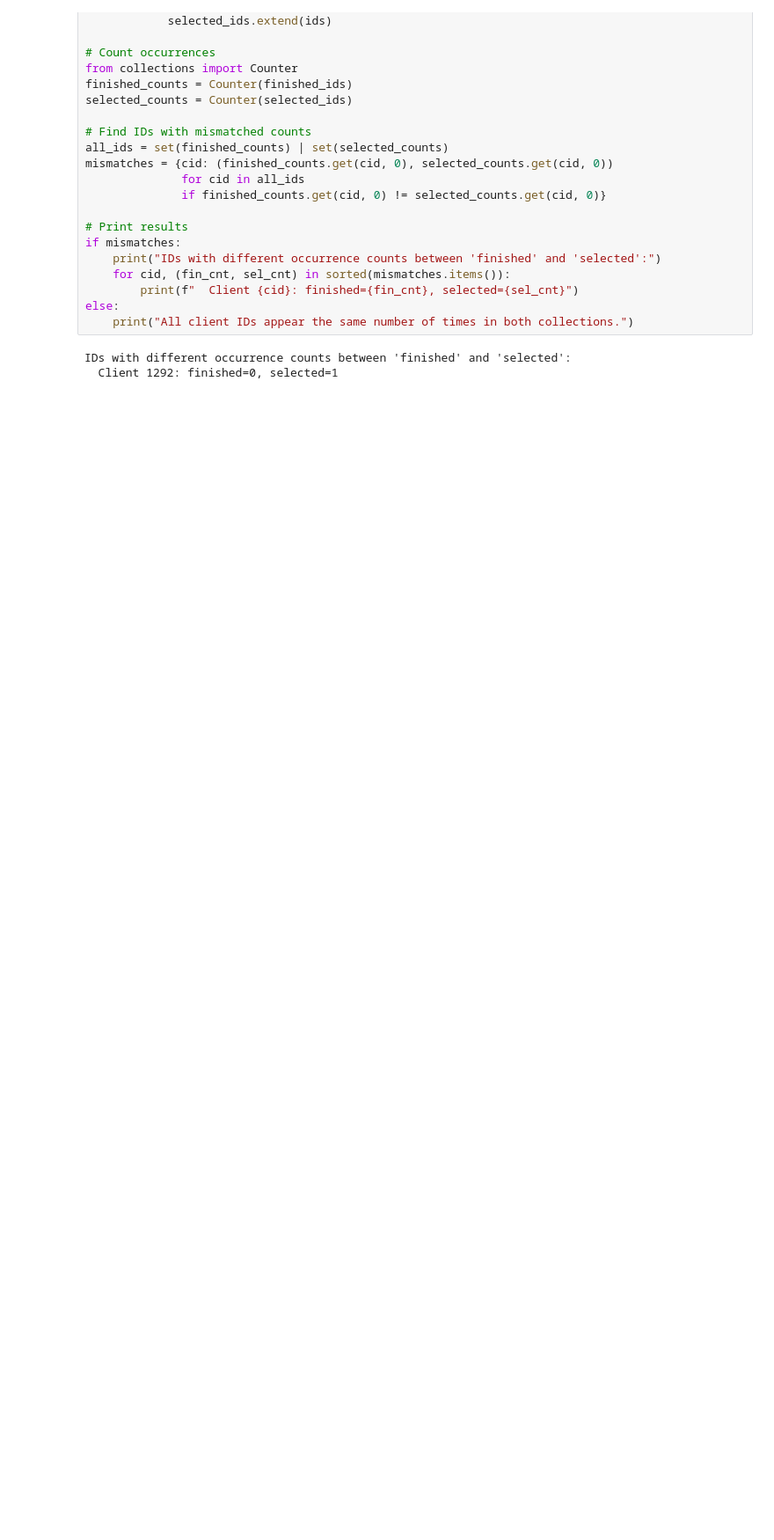
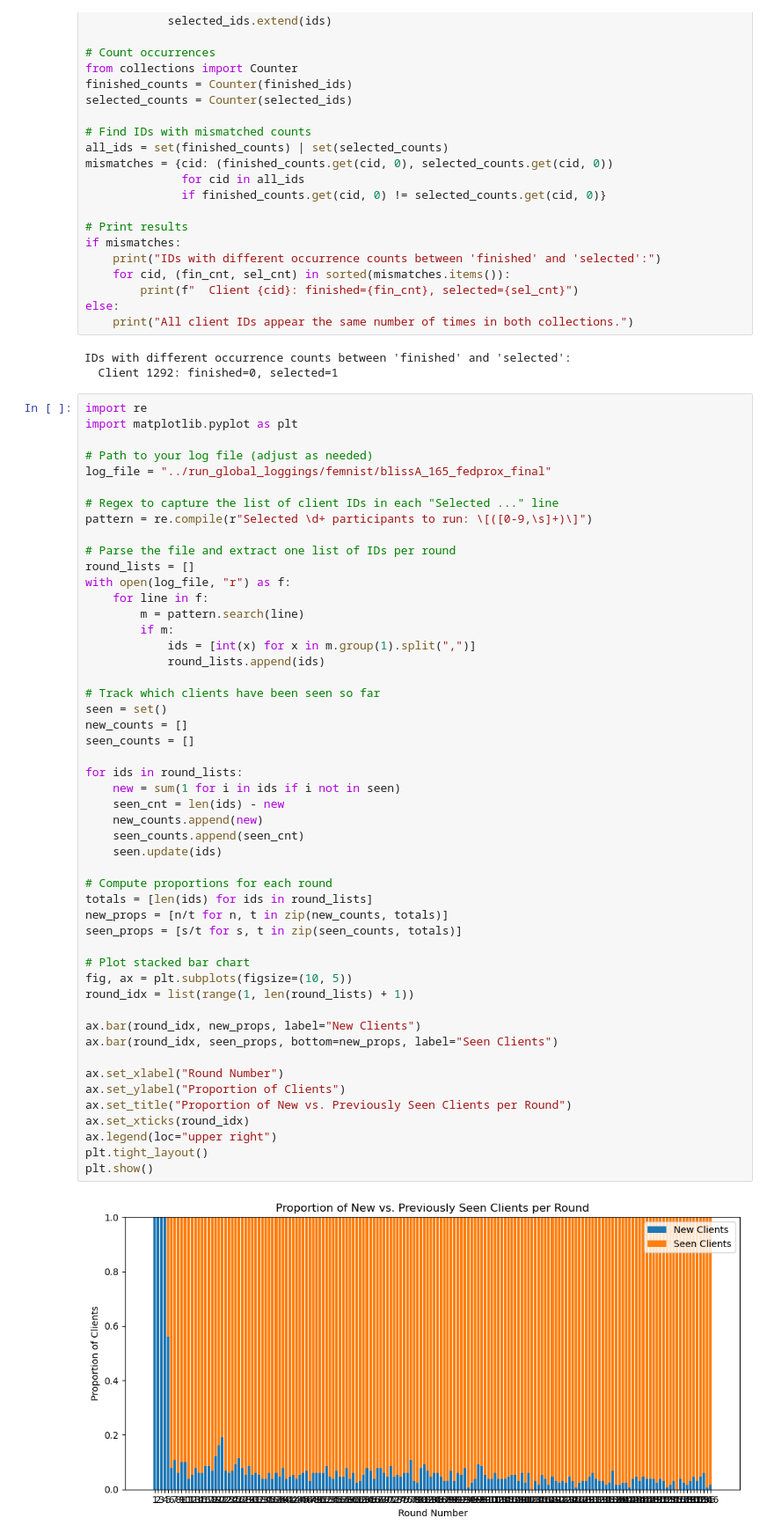
Before and after one commit to Bossbap/FedScale, a Jupyter notebook: notebooks/inspect_logging.ipynb, the cells around one changed output. Shown: that part at 88% size. Drawn from its saved outputs; the diff is of its cells as text; blank space fills up the shorter version.

```diff
--- a/notebooks/inspect_logging.ipynb
+++ b/notebooks/inspect_logging.ipynb
@@ -50,3 +50,55 @@ else:
 # %% [output]
 IDs with different occurrence counts between 'finished' and 'selected':
   Client 1292: finished=0, selected=1
+# %%
+import re
+import matplotlib.pyplot as plt
+
+# Path to your log file (adjust as needed)
+log_file = "../run_global_loggings/femnist/blissA_165_fedprox_final"
+
+# Regex to capture the list of client IDs in each "Selected ..." line
+pattern = re.compile(r"Selected \d+ participants to run: \[([0-9,\s]+)\]")
+
+# Parse the file and extract one list of IDs per round
+round_lists = []
+with open(log_file, "r") as f:
+    for line in f:
+        m = pattern.search(line)
+        if m:
+            ids = [int(x) for x in m.group(1).split(",")]
+            round_lists.append(ids)
+
+# Track which clients have been seen so far
+seen = set()
+new_counts = []
+seen_counts = []
+
+for ids in round_lists:
+    new = sum(1 for i in ids if i not in seen)
+    seen_cnt = len(ids) - new
+    new_counts.append(new)
+    seen_counts.append(seen_cnt)
+    seen.update(ids)
+
+# Compute proportions for each round
+totals = [len(ids) for ids in round_lists]
+new_props = [n/t for n, t in zip(new_counts, totals)]
+seen_props = [s/t for s, t in zip(seen_counts, totals)]
+
+# Plot stacked bar chart
+fig, ax = plt.subplots(figsize=(10, 5))
+round_idx = list(range(1, len(round_lists) + 1))
+
+ax.bar(round_idx, new_props, label="New Clients")
+ax.bar(round_idx, seen_props, bottom=new_props, label="Seen Clients")
+
+ax.set_xlabel("Round Number")
+ax.set_ylabel("Proportion of Clients")
+ax.set_title("Proportion of New vs. Previously Seen Clients per Round")
+ax.set_xticks(round_idx)
+ax.legend(loc="upper right")
+plt.tight_layout()
+plt.show()
+# %% [output]
+[figure, added]
```
Also changed, not shown: 20 other files.
